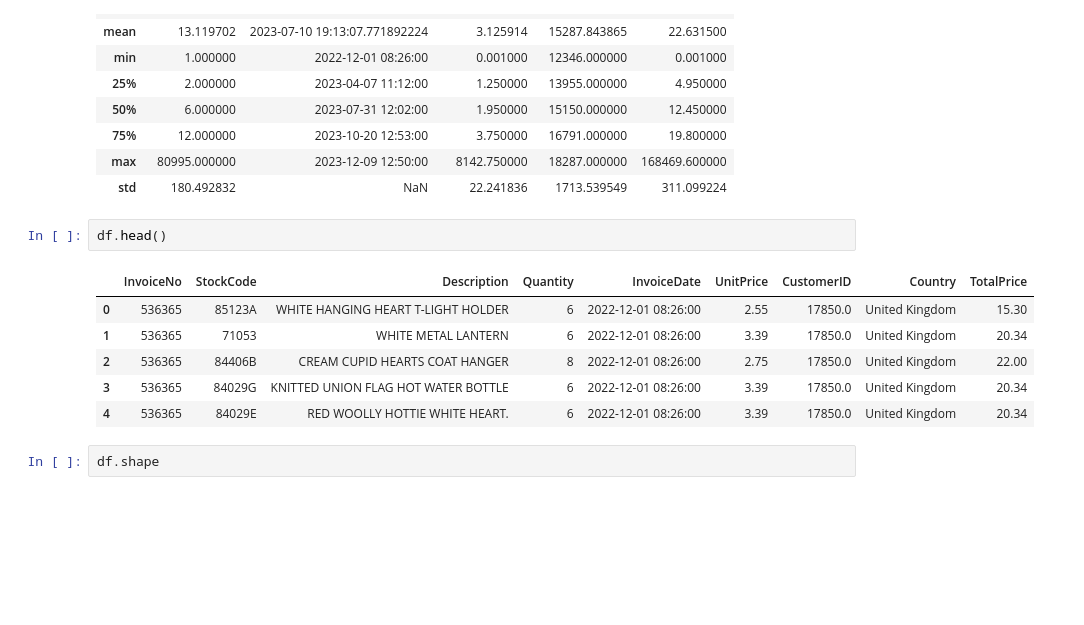
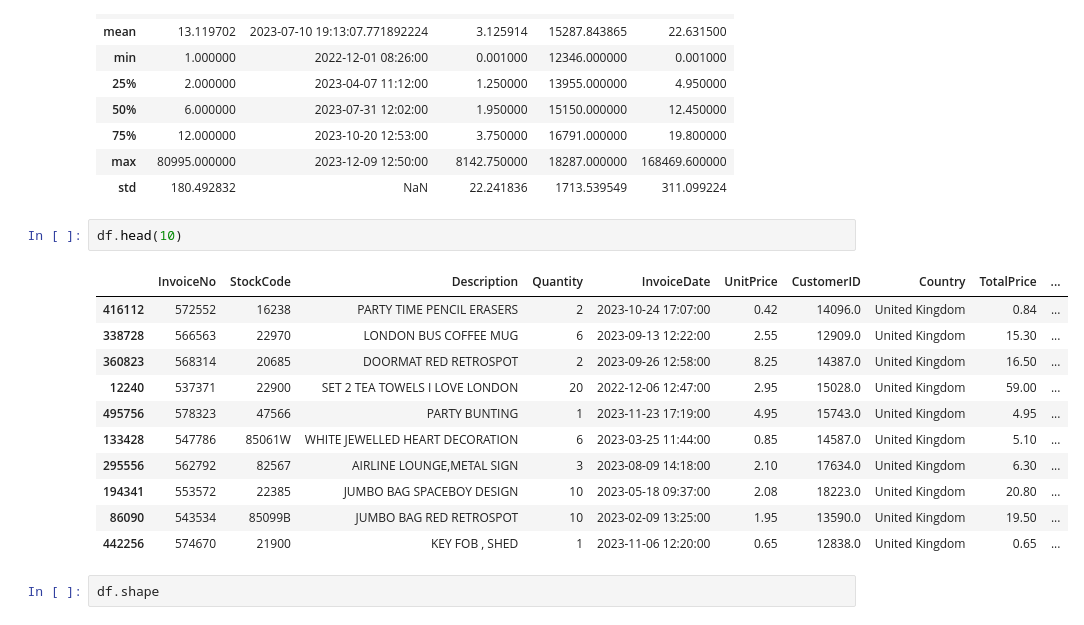
Before and after one commit to zafermesut/salesense, a Jupyter notebook: data-science/eda/Sale Analysis.ipynb, the cells around one changed output. Drawn from its saved outputs; the diff is of its cells as text; blank space fills up the shorter version.

```diff
--- a/data-science/eda/Sale Analysis.ipynb
+++ b/data-science/eda/Sale Analysis.ipynb
@@ -94,14 +94,19 @@ df.describe()
 | max | 80995.000000 | 2023-12-09 12:50:00 | 8142.750000 | 18287.000000 | 168469.600000 |
 | std | 180.492832 | NaN | 22.241836 | 1713.539549 | 311.099224 |
 # %%
-df.head()
+df.head(10)
 # %% [output]
-|  | InvoiceNo | StockCode | Description | Quantity | InvoiceDate | UnitPrice | CustomerID | Country | TotalPrice |
-| 0 | 536365 | 85123A | WHITE HANGING HEART T-LIGHT HOLDER | 6 | 2022-12-01 08:26:00 | 2.55 | 17850.0 | United Kingdom | 15.30 |
-| 1 | 536365 | 71053 | WHITE METAL LANTERN | 6 | 2022-12-01 08:26:00 | 3.39 | 17850.0 | United Kingdom | 20.34 |
-| 2 | 536365 | 84406B | CREAM CUPID HEARTS COAT HANGER | 8 | 2022-12-01 08:26:00 | 2.75 | 17850.0 | United Kingdom | 22.00 |
-| 3 | 536365 | 84029G | KNITTED UNION FLAG HOT WATER BOTTLE | 6 | 2022-12-01 08:26:00 | 3.39 | 17850.0 | United Kingdom | 20.34 |
-| 4 | 536365 | 84029E | RED WOOLLY HOTTIE WHITE HEART. | 6 | 2022-12-01 08:26:00 | 3.39 | 17850.0 | United Kingdom | 20.34 |
+|  | InvoiceNo | StockCode | Description | Quantity | InvoiceDate | UnitPrice | CustomerID | Country | TotalPrice | ... |
+| 416112 | 572552 | 16238 | PARTY TIME PENCIL ERASERS | 2 | 2023-10-24 17:07:00 | 0.42 | 14096.0 | United Kingdom | 0.84 | ... |
+| 338728 | 566563 | 22970 | LONDON BUS COFFEE MUG | 6 | 2023-09-13 12:22:00 | 2.55 | 12909.0 | United Kingdom | 15.30 | ... |
+| 360823 | 568314 | 20685 | DOORMAT RED RETROSPOT | 2 | 2023-09-26 12:58:00 | 8.25 | 14387.0 | United Kingdom | 16.50 | ... |
+| 12240 | 537371 | 22900 | SET 2 TEA TOWELS I LOVE LONDON | 20 | 2022-12-06 12:47:00 | 2.95 | 15028.0 | United Kingdom | 59.00 | ... |
+| 495756 | 578323 | 47566 | PARTY BUNTING | 1 | 2023-11-23 17:19:00 | 4.95 | 15743.0 | United Kingdom | 4.95 | ... |
+| 133428 | 547786 | 85061W | WHITE JEWELLED HEART DECORATION | 6 | 2023-03-25 11:44:00 | 0.85 | 14587.0 | United Kingdom | 5.10 | ... |
+| 295556 | 562792 | 82567 | AIRLINE LOUNGE,METAL SIGN | 3 | 2023-08-09 14:18:00 | 2.10 | 17634.0 | United Kingdom | 6.30 | ... |
+| 194341 | 553572 | 22385 | JUMBO BAG SPACEBOY DESIGN | 10 | 2023-05-18 09:37:00 | 2.08 | 18223.0 | United Kingdom | 20.80 | ... |
+| 86090 | 543534 | 85099B | JUMBO BAG RED RETROSPOT | 10 | 2023-02-09 13:25:00 | 1.95 | 13590.0 | United Kingdom | 19.50 | ... |
+| 442256 | 574670 | 21900 | KEY FOB , SHED | 1 | 2023-11-06 12:20:00 | 0.65 | 12838.0 | United Kingdom | 0.65 | ... |
 # %%
 df.shape
 # %% [output]
```
Also changed, not shown: parts of 1 cell of this notebook, 4 other files.
